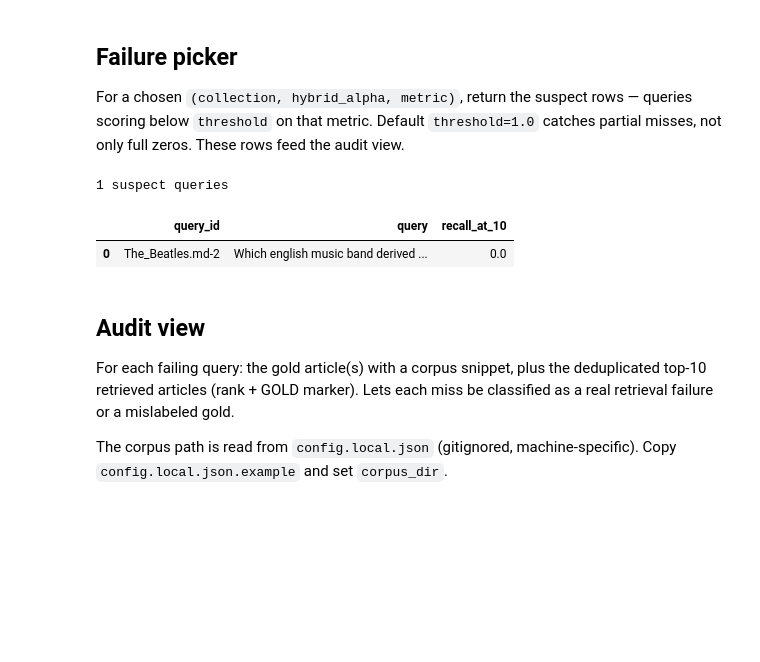
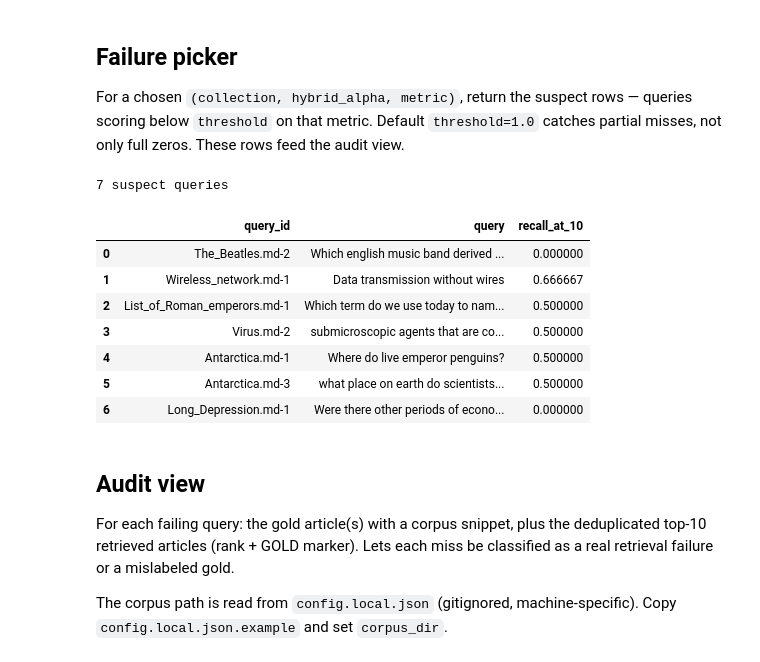
Before and after one commit to michele-orsini-71/minerva2, a Jupyter notebook: eval/notebooks/dataset_analysis.ipynb, the cells around one changed output. Saved outputs shown, nothing was run; the diff lists cells and outputs as text; code cells hidden in the pictures; blank space fills up the shorter version.

```diff
--- a/eval/notebooks/phase0-analysis.ipynb
+++ b/eval/notebooks/dataset_analysis.ipynb
@@ -50,26 +87,43 @@ For a chosen `(collection, hybrid_alpha, metric)`, return the suspect rows —
 queries scoring below `threshold` on that metric. Default `threshold=1.0` catches
 partial misses, not only full zeros. These rows feed the audit view.
 # %%
-def pick_failures(collection: str, alpha: float, metric: str,
-                  threshold: float = 1.0) -> list[EvalResult]:
-    return [r for r in all_results
-            if r.collection == collection
-            and r.cell.hybrid_alpha == alpha
-            and getattr(r.metrics, metric) < threshold]
+
+def persistent_failures(collection: str, metric: str, threshold: float = 1.0):
+    # aggregates all_results by query id
+    by_query = defaultdict(list)
+    for r in all_results:
+        if r.collection == collection:
+            by_query[r.query_id].append(r)
+    return [rs for rs in by_query.values()
+            if all(getattr(r.metrics, metric) < threshold for r in rs)]
+
+# def pick_failures(collection: str, alpha: float, metric: str,
+#                   threshold: float = 1.0) -> list[EvalResult]:
+#     return [r for r in all_results
+#             if r.collection == collection
+#             and r.cell.hybrid_alpha == alpha
+#             and getattr(r.metrics, metric) < threshold]
 
 # spec example: (wikipedia-nollm, alpha=0.5, recall_at_10)
 metric = "recall_at_10"
-failures = pick_failures("wikipedia-nollm", 0.5, metric)
+# failures = pick_failures("wikipedia-nollm", 0.5, metric)
+failures = persistent_failures("wikipedia-nollm", metric)
 
 print(f"{len(failures)} suspect queries")
 pd.DataFrame([
     {"query_id": r.query_id, "query": r.query, metric: getattr(r.metrics, metric)}
     for r in failures
 ])
 # %% [output]
-1 suspect queries
+7 suspect queries
 |  | query_id | query | recall_at_10 |
-| 0 | The_Beatles.md-2 | Which english music band derived ... | 0.0 |
+| 0 | The_Beatles.md-2 | Which english music band derived ... | 0.000000 |
+| 1 | Wireless_network.md-1 | Data transmission without wires | 0.666667 |
+| 2 | List_of_Roman_emperors.md-1 | Which term do we use today to nam... | 0.500000 |
+| 3 | Virus.md-2 | submicroscopic agents that are co... | 0.500000 |
+| 4 | Antarctica.md-1 | Where do live emperor penguins? | 0.500000 |
+| 5 | Antarctica.md-3 | what place on earth do scientists... | 0.500000 |
+| 6 | Long_Depression.md-1 | Were there other periods of econo... | 0.000000 |
 # %% [markdown]
 ## Audit view
 
```
Also changed, not shown: parts of 5 cells of this notebook, 4 other files.
